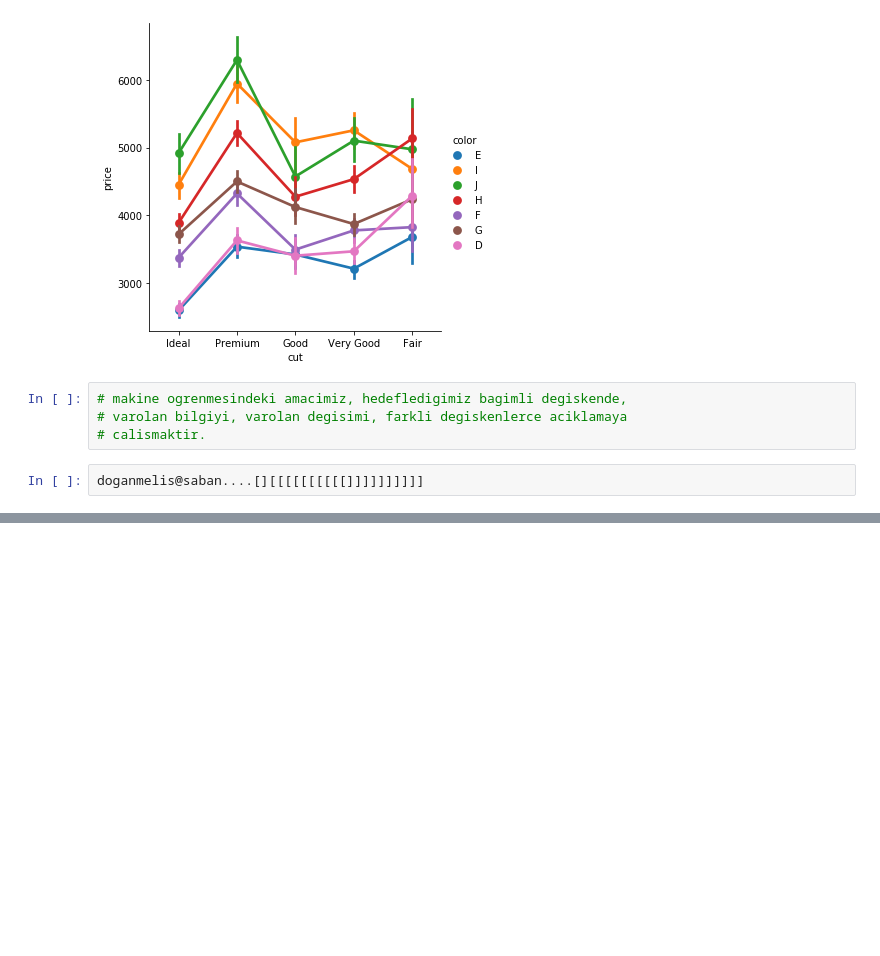
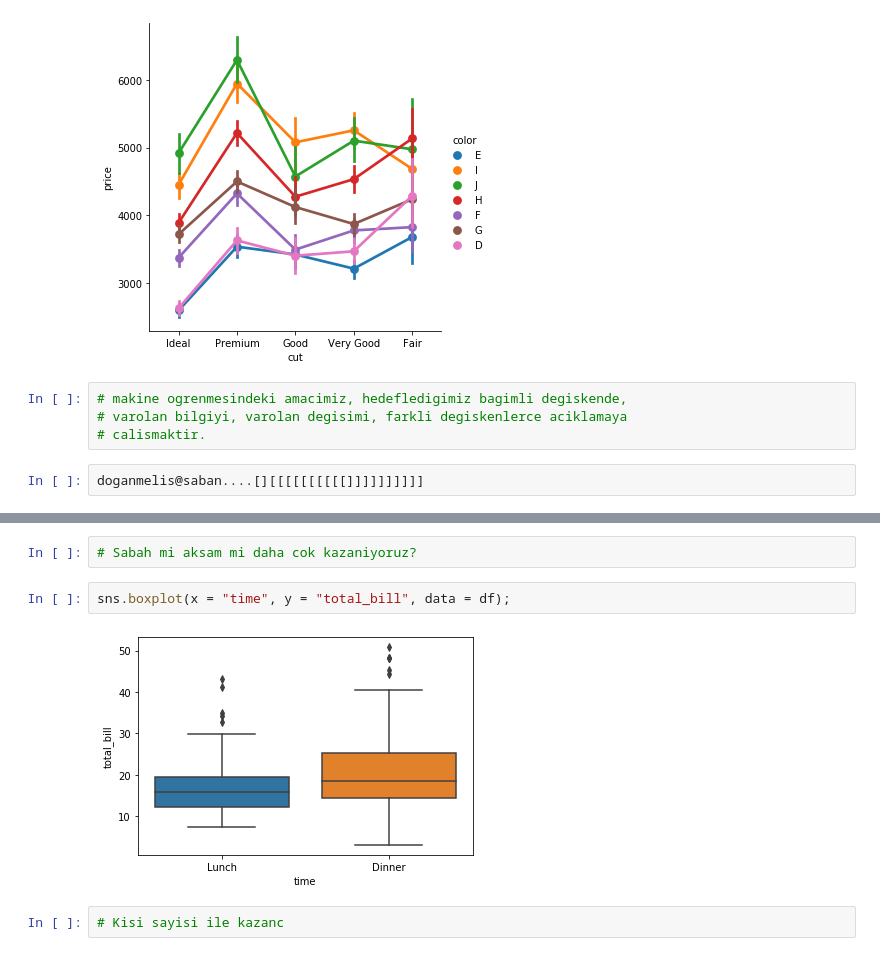
Before and after one commit to umutakin-dev/dsml-norm, a Jupyter notebook: section-06-kesifci-veri-analizi-ve-veri-gorsellestirme/veri-gorsellestirme.ipynb, the cells around one changed output, grey strips where cells are left out. Saved outputs shown, nothing was run; the diff lists cells and outputs as text; blank space fills up the shorter version.

```diff
--- a/section-06-kesifci-veri-analizi-ve-veri-gorsellestirme/veri-gorsellestirme.ipynb
+++ b/section-06-kesifci-veri-analizi-ve-veri-gorsellestirme/veri-gorsellestirme.ipynb
@@ -663,0 +742,8 @@ doganmelis@saban....[][[[[[[[[[[]]]]]]]]]]
+# %%
+# Sabah mi aksam mi daha cok kazaniyoruz?
+# %%
+sns.boxplot(x = "time", y = "total_bill", data = df);
+# %% [output]
+[figure, added]
+# %%
+# Kisi sayisi ile kazanc
```
Also changed, not shown: parts of 88 cells of this notebook.
